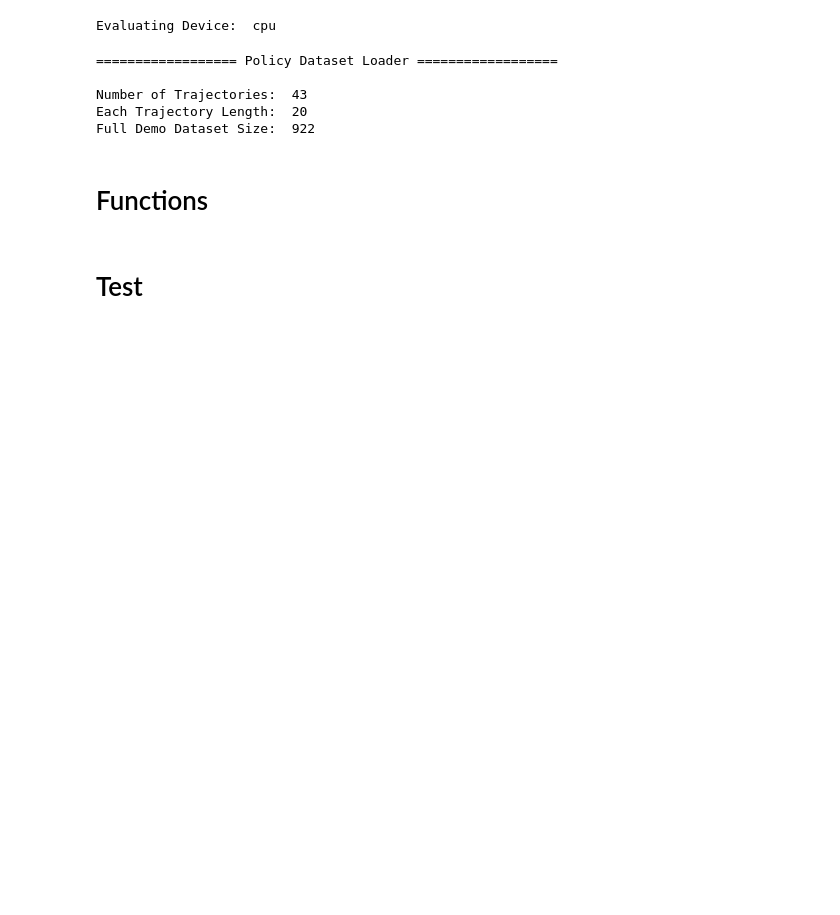
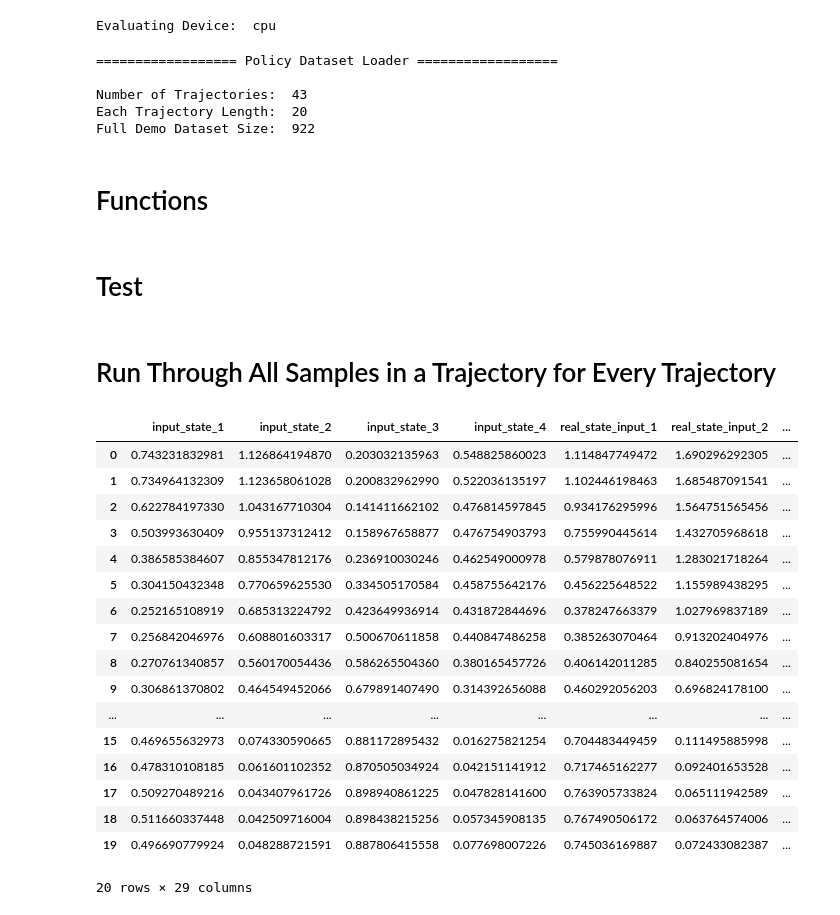
Before and after one commit to resuldagdanov/robot-learning-human-trust, a Jupyter notebook: src/analyses/evaluate_policy.ipynb, the cells around one changed output. Saved outputs shown, nothing was run; the diff lists cells and outputs as text; code cells hidden in the pictures; blank space fills up the shorter version.

Commit message:
evaluation data loading example and functions

```diff
--- a/src/analyses/evaluate_policy.ipynb
+++ b/src/analyses/evaluate_policy.ipynb
@@ -101,14 +102,23 @@ action_mu_and_std = torch.cat((action_pred, action_std),
                               dim=-1)
 # %%
 # multivariate Gaussian negative log-likelihood loss function
-nll_loss = updater.gaussian_nll_loss(y_true=output_action,
-                                     y_pred=action_mu_and_std)
+nll_loss = updater.multivariate_gaussian_nll_loss(y_true=output_action,
+                                                  y_pred=action_mu_and_std)
 # %%
 real_state_input = common.denormalize_state(state_norm=input_state.numpy(),
                                             norm_value_list=evaluation_data.state_norms)
 # %%
 real_action_output = common.denormalize_action(action_norm=output_action.unsqueeze(0).numpy(),
-                                               norm_range_list=evaluation_data.action_norms)
+                                               norm_range_list=evaluation_data.action_norms)[0]
 # %%
-pred_action_output = common.denormalize_action(action_norm=action_pred.detach().numpy(),
-                                               norm_range_list=evaluation_data.action_norms)
+real_action_pred = common.denormalize_action(action_norm=action_pred.detach().numpy(),
+                                             norm_range_list=evaluation_data.action_norms)[0]
+# %% [markdown]
+# Run Through All Samples in a Trajectory for Every Trajectory
+# %%
+# initialize variables to keep track of the current trajectory index and dataframes
+current_trajectory_index = 0
+
+# initialize an empty list to store d+ataframes
+trajectory_dataframes = []
+df = pd.DataFrame()
@@ -114,0 +178,21 @@ pred_action_output = common.denormalize_action(action_norm=action_pred.detach().
+# %%
+trajectory_dataframes[-1]
+# %% [output]
+|  | input_state_1 | input_state_2 | input_state_3 | input_state_4 | real_state_input_1 | real_state_input_2 | ... |
+| 0 | 0.743231832981 | 1.126864194870 | 0.203032135963 | 0.548825860023 | 1.114847749472 | 1.690296292305 | ... |
+| 1 | 0.734964132309 | 1.123658061028 | 0.200832962990 | 0.522036135197 | 1.102446198463 | 1.685487091541 | ... |
+| 2 | 0.622784197330 | 1.043167710304 | 0.141411662102 | 0.476814597845 | 0.934176295996 | 1.564751565456 | ... |
+| 3 | 0.503993630409 | 0.955137312412 | 0.158967658877 | 0.476754903793 | 0.755990445614 | 1.432705968618 | ... |
+| 4 | 0.386585384607 | 0.855347812176 | 0.236910030246 | 0.462549000978 | 0.579878076911 | 1.283021718264 | ... |
+| 5 | 0.304150432348 | 0.770659625530 | 0.334505170584 | 0.458755642176 | 0.456225648522 | 1.155989438295 | ... |
+| 6 | 0.252165108919 | 0.685313224792 | 0.423649936914 | 0.431872844696 | 0.378247663379 | 1.027969837189 | ... |
+| 7 | 0.256842046976 | 0.608801603317 | 0.500670611858 | 0.440847486258 | 0.385263070464 | 0.913202404976 | ... |
+| 8 | 0.270761340857 | 0.560170054436 | 0.586265504360 | 0.380165457726 | 0.406142011285 | 0.840255081654 | ... |
+| 9 | 0.306861370802 | 0.464549452066 | 0.679891407490 | 0.314392656088 | 0.460292056203 | 0.696824178100 | ... |
+| ... | ... | ... | ... | ... | ... | ... | ... |
+| 15 | 0.469655632973 | 0.074330590665 | 0.881172895432 | 0.016275821254 | 0.704483449459 | 0.111495885998 | ... |
+| 16 | 0.478310108185 | 0.061601102352 | 0.870505034924 | 0.042151141912 | 0.717465162277 | 0.092401653528 | ... |
+| 17 | 0.509270489216 | 0.043407961726 | 0.898940861225 | 0.047828141600 | 0.763905733824 | 0.065111942589 | ... |
+| 18 | 0.511660337448 | 0.042509716004 | 0.898438215256 | 0.057345908135 | 0.767490506172 | 0.063764574006 | ... |
+| 19 | 0.496690779924 | 0.048288721591 | 0.887806415558 | 0.077698007226 | 0.745036169887 | 0.072433082387 | ... |
+20 rows × 29 columns
```
Also changed, not shown: parts of 7 cells of this notebook, 3 other files.
